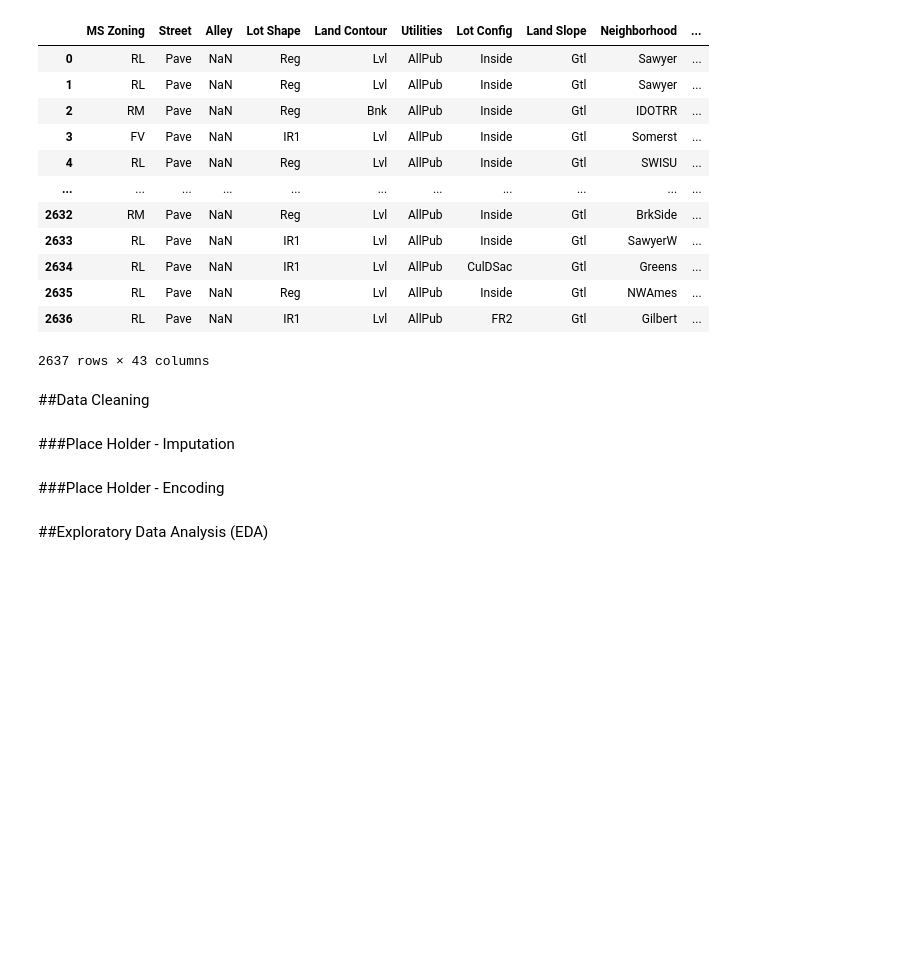
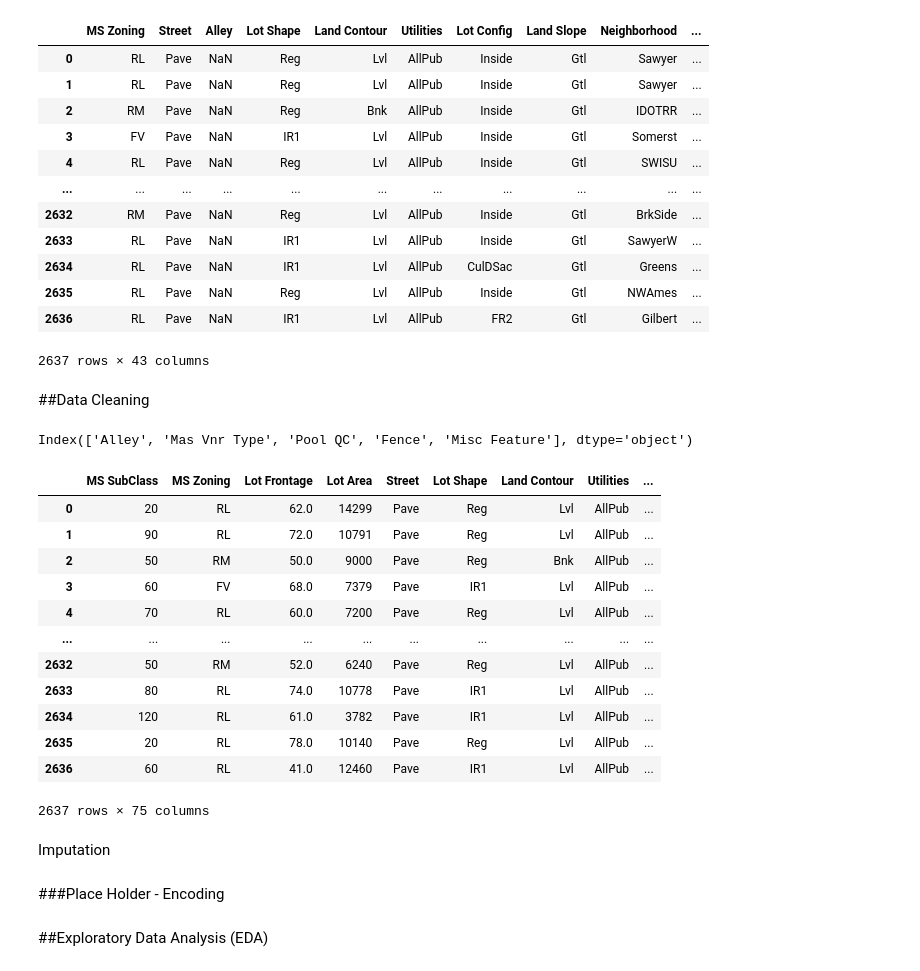
Before and after one commit to test-ds-21/stephanie465337___Data-Science-Portfolio-C21, a Jupyter notebook: Projects/Project-2/Housing.ipynb, the cells around one changed output. Cells and saved outputs as stored; diff of their text form; code cells hidden in the pictures; blank space fills up the shorter version.

```diff
--- a/Projects/Project-2/Housing.ipynb
+++ b/Projects/Project-2/Housing.ipynb
@@ -283,2 +286,24 @@ y = df_clean['SalePrice'].copy()
+# %%
+drop_cols = df_clean.columns[df_clean.isnull().sum() > 1500]
+drop_cols
+# %% [output]
+Index(['Alley', 'Mas Vnr Type', 'Pool QC', 'Fence', 'Misc Feature'], dtype='object')
+# %%
+df_clean = df_clean.drop(columns=drop_cols)
+df_clean
+# %% [output]
+|  | MS SubClass | MS Zoning | Lot Frontage | Lot Area | Street | Lot Shape | Land Contour | Utilities | ... |
+| 0 | 20 | RL | 62.0 | 14299 | Pave | Reg | Lvl | AllPub | ... |
+| 1 | 90 | RL | 72.0 | 10791 | Pave | Reg | Lvl | AllPub | ... |
+| 2 | 50 | RM | 50.0 | 9000 | Pave | Reg | Bnk | AllPub | ... |
+| 3 | 60 | FV | 68.0 | 7379 | Pave | IR1 | Lvl | AllPub | ... |
+| 4 | 70 | RL | 60.0 | 7200 | Pave | Reg | Lvl | AllPub | ... |
+| ... | ... | ... | ... | ... | ... | ... | ... | ... | ... |
+| 2632 | 50 | RM | 52.0 | 6240 | Pave | Reg | Lvl | AllPub | ... |
+| 2633 | 80 | RL | 74.0 | 10778 | Pave | IR1 | Lvl | AllPub | ... |
+| 2634 | 120 | RL | 61.0 | 3782 | Pave | IR1 | Lvl | AllPub | ... |
+| 2635 | 20 | RL | 78.0 | 10140 | Pave | Reg | Lvl | AllPub | ... |
+| 2636 | 60 | RL | 41.0 | 12460 | Pave | IR1 | Lvl | AllPub | ... |
+2637 rows × 75 columns
 # %% [markdown]
-###Place Holder - Imputation
+Imputation
```
Also changed, not shown: parts of 47 cells of this notebook.
